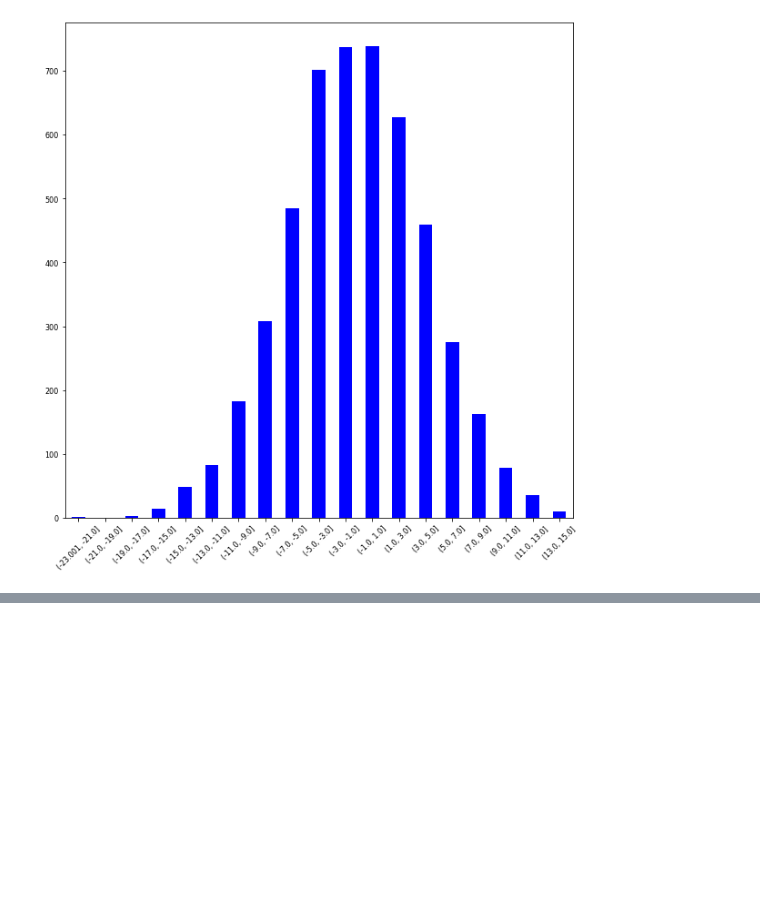
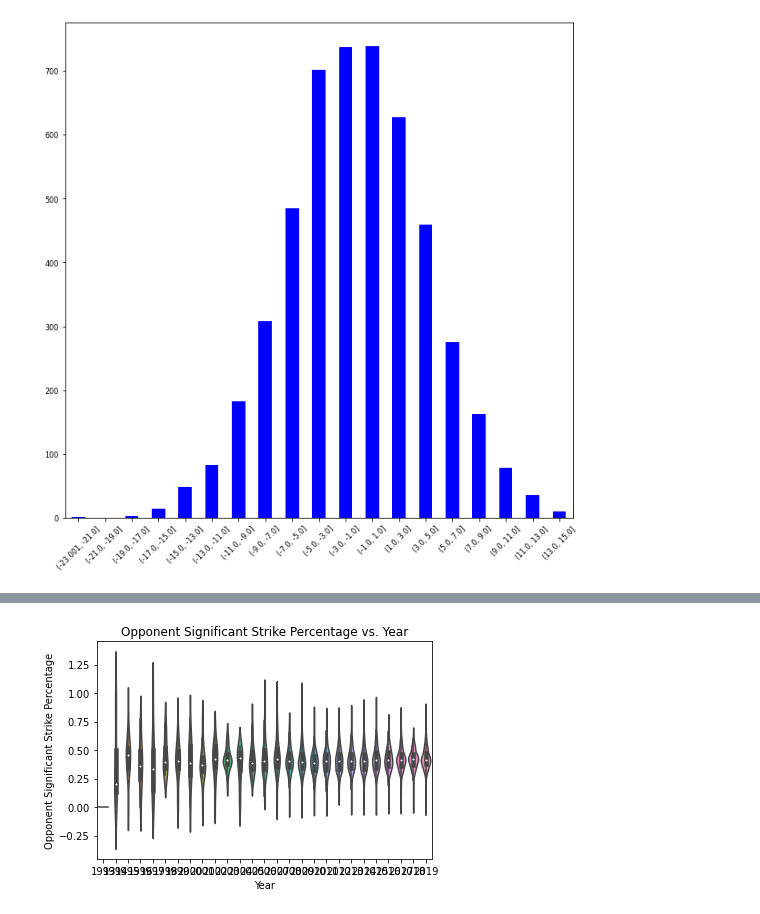
Before and after one commit to skonkalmatt/320_final_tutorial, a Jupyter notebook: fp.ipynb, the cells around one changed output, grey strips where cells are left out. Saved outputs shown, nothing was run; the diff lists cells and outputs as text; code cells hidden in the pictures; blank space fills up the shorter version.

```diff
--- a/fp.ipynb
+++ b/fp.ipynb
@@ -230,0 +153,5 @@ plt.show()
+# %%
+fig = sns.violinplot(x=year_list, y=np.array(data['R_avg_opp_SIG_STR_pct']))
+fig.set(xlabel="Year", ylabel="Opponent Significant Strike Percentage", title="Opponent Significant Strike Percentage vs. Year");
+# %% [output]
+[figure, added]
```
Also changed, not shown: parts of 22 cells of this notebook.
